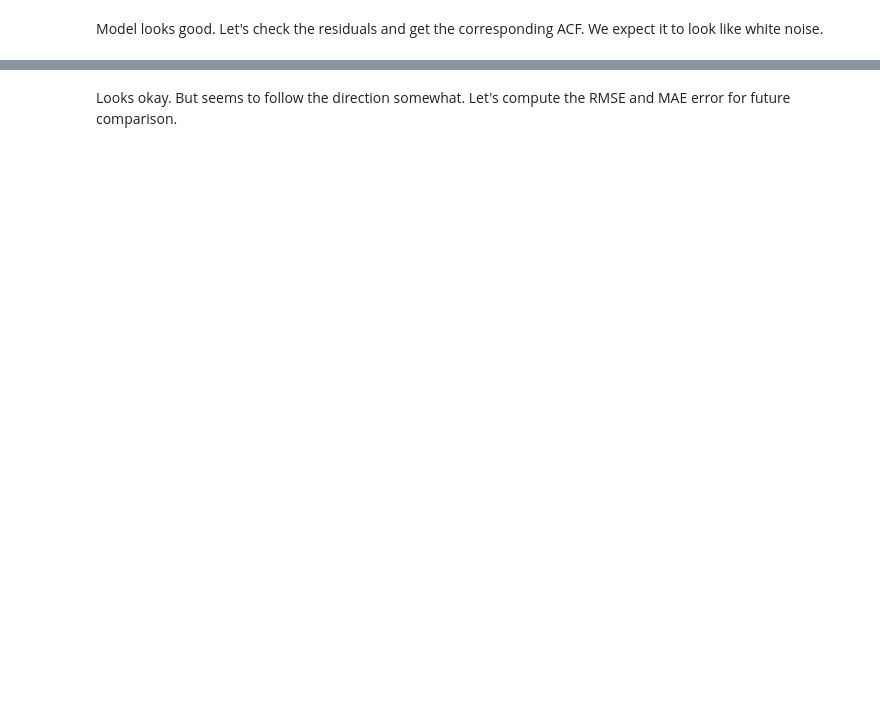
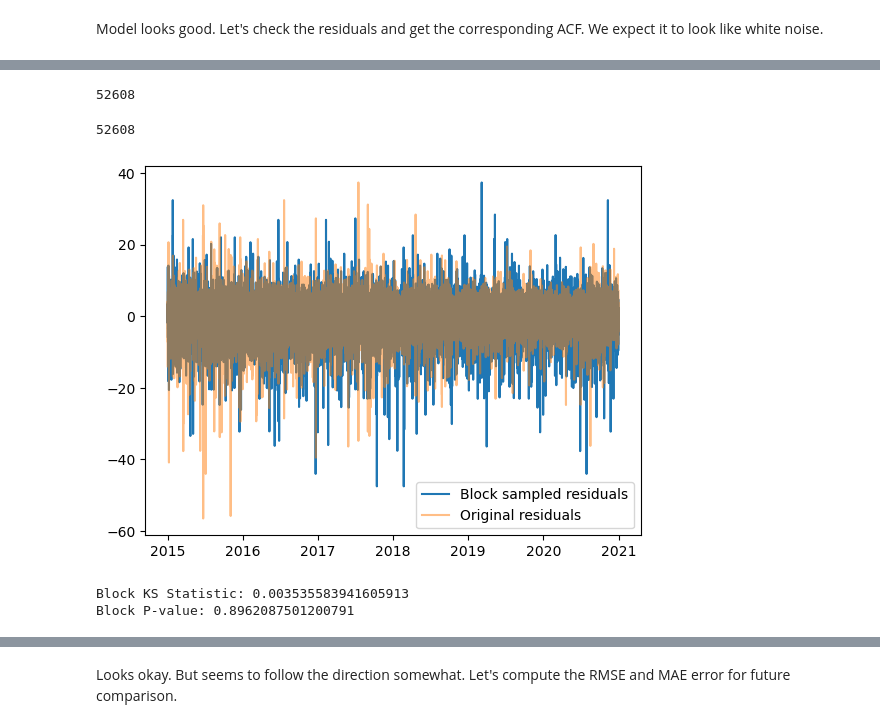
Before and after one commit to GMD-ROSS/Perturbed-Input, a Jupyter notebook: notebooks/Space_Weather_Workbook.ipynb, the cells around one changed output, grey strips where cells are left out. Drawn from its saved outputs; the diff is of its cells as text; code cells hidden in the pictures; blank space fills up the shorter version.

```diff
--- a/notebooks/Space_Weather_Workbook.ipynb
+++ b/notebooks/Space_Weather_Workbook.ipynb
@@ -311,0 +312,29 @@ plt.show()
+# %%
+print(len(residuals))
+# %% [output]
+52608
+# %%
+from sampling_methods import sample_block
+
+block_results = sample_block(residuals, 52608)
+print(len(block_results))
+# %% [output]
+52608
+# %%
+plt.figure()
+plt.plot(residuals.index, block_results, label="Block sampled residuals")
+plt.plot(residuals.index, residuals, label="Original residuals", alpha=0.5)
+plt.legend()
+plt.show()
+# %% [output]
+[figure, added]
+# %%
+from scipy.stats import ks_2samp
+
+block_ks_stat, block_p_value = ks_2samp(residuals, block_results)
+
+print("Block KS Statistic:", block_ks_stat)
+print("Block P-value:", block_p_value)
+# %% [output]
+Block KS Statistic: 0.003535583941605913
+Block P-value: 0.8962087501200791
```
Also changed, not shown: parts of 44 cells of this notebook, 2 other files.
